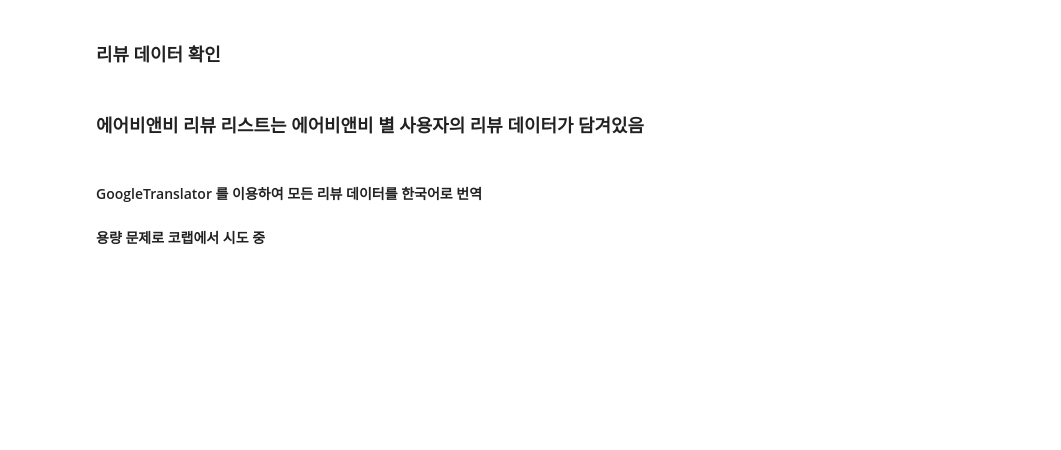
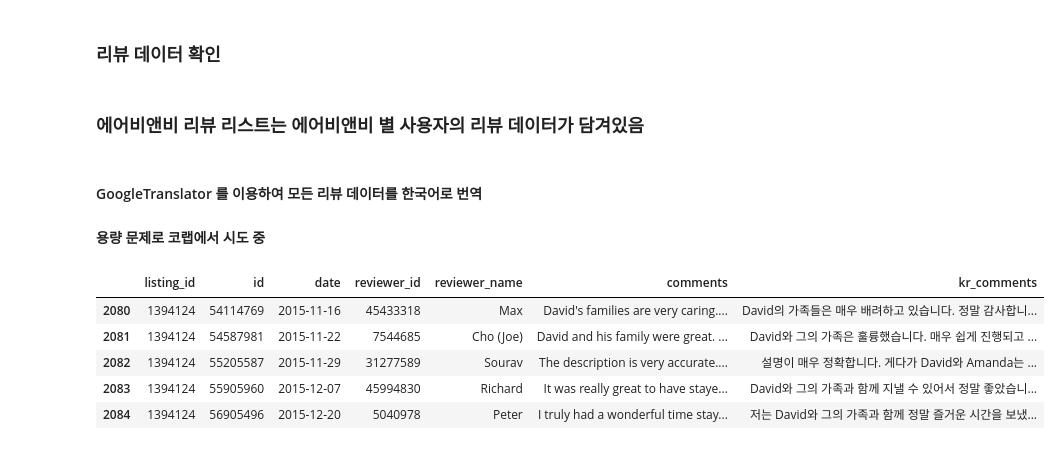
Before and after one commit to zinnie1025/AirbnbWise, a Jupyter notebook: Tokyo_Airbnb/yunyoung/Airbnb_EDA2.ipynb, the cells around one changed output. Drawn from its saved outputs; the diff is of its cells as text; code cells hidden in the pictures; blank space fills up the shorter version.

```diff
--- a/Tokyo_Airbnb/yunyoung/Airbnb_EDA2.ipynb
+++ b/Tokyo_Airbnb/yunyoung/Airbnb_EDA2.ipynb
@@ -520,0 +529,10 @@ review_gz.head(40)
+# %%
+test = pd.read_csv('C:\\Users\\lucky\\Documents\\COLLABORATION\\AirbnbWise\\Tokyo_Airbnb\\yunyoung\\translated_csv\\df3Output.csv')
+test.tail()
+# %% [output]
+|  | listing_id | id | date | reviewer_id | reviewer_name | comments | kr_comments |
+| 2080 | 1394124 | 54114769 | 2015-11-16 | 45433318 | Max | David's families are very caring.... | David의 가족들은 매우 배려하고 있습니다. 정말 감사합니... |
+| 2081 | 1394124 | 54587981 | 2015-11-22 | 7544685 | Cho (Joe) | David and his family were great. ... | David와 그의 가족은 훌륭했습니다. 매우 쉽게 진행되고 ... |
+| 2082 | 1394124 | 55205587 | 2015-11-29 | 31277589 | Sourav | The description is very accurate.... | 설명이 매우 정확합니다. 게다가 David와 Amanda는 ... |
+| 2083 | 1394124 | 55905960 | 2015-12-07 | 45994830 | Richard | It was really great to have staye... | David와 그의 가족과 함께 지낼 수 있어서 정말 좋았습니... |
+| 2084 | 1394124 | 56905496 | 2015-12-20 | 5040978 | Peter | I truly had a wonderful time stay... | 저는 David와 그의 가족과 함께 정말 즐거운 시간을 보냈... |
```
Also changed, not shown: parts of 14 cells of this notebook, 2 other files.
